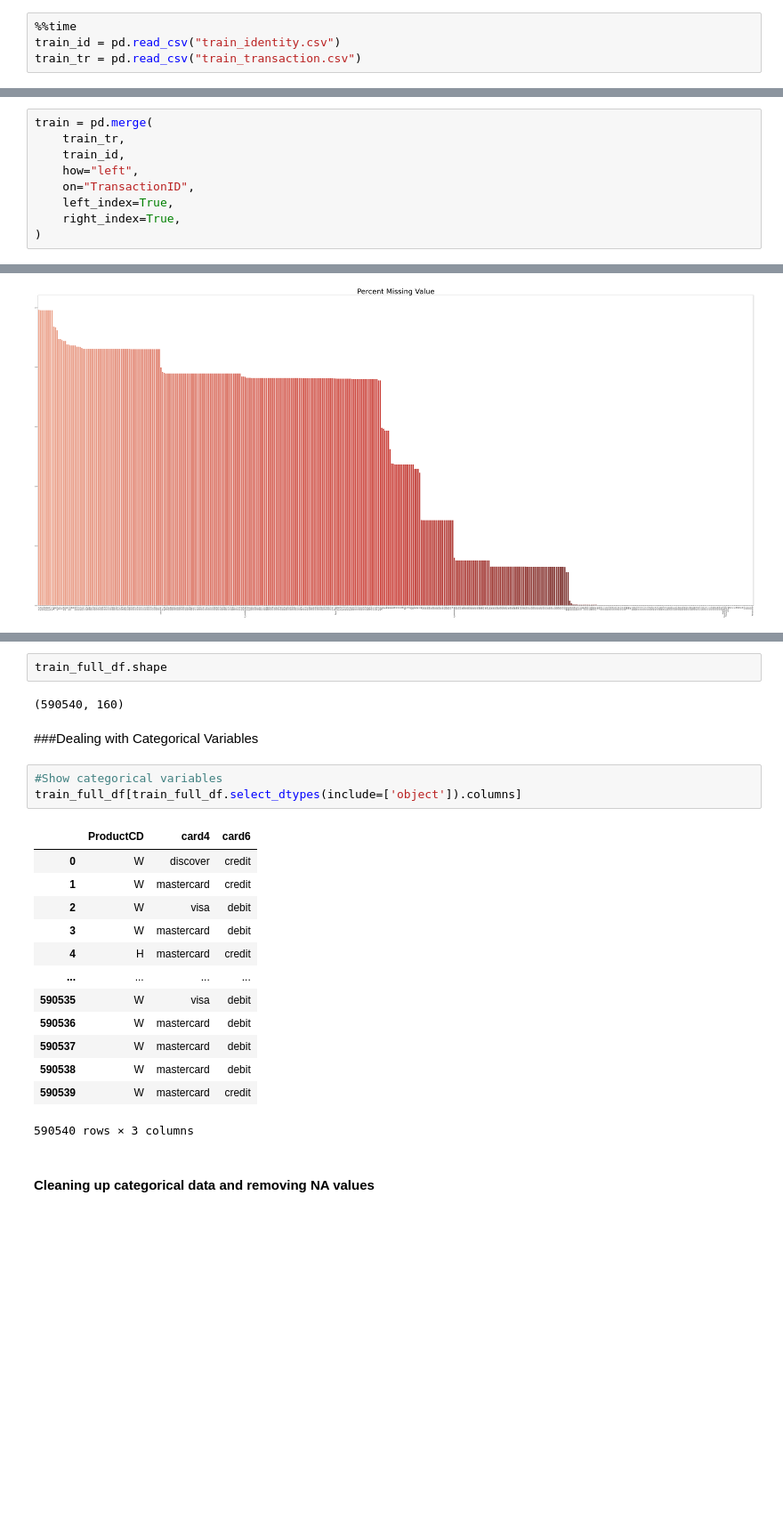
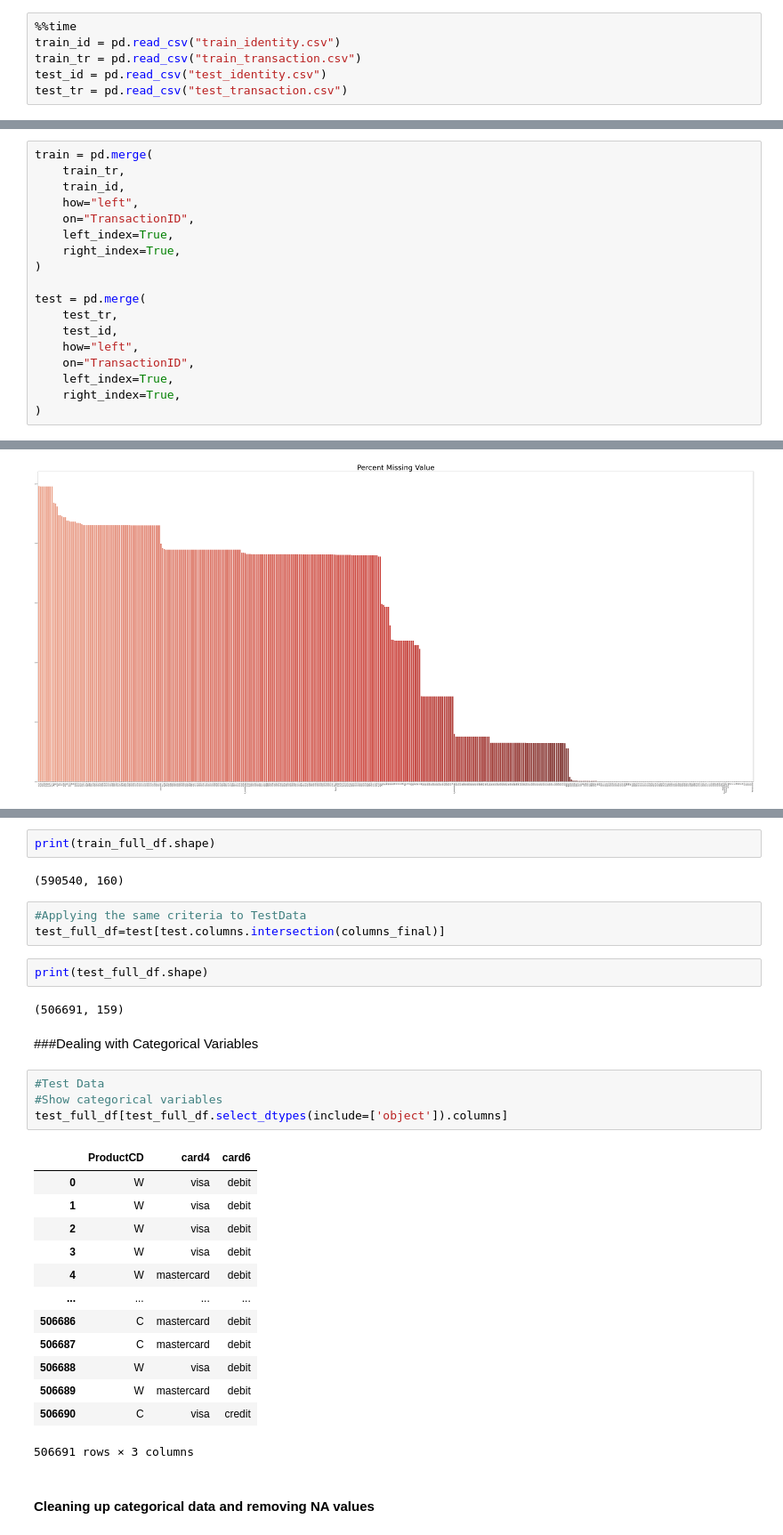
Before and after one commit to lusamdebonfils/Machine-Learning, a Jupyter notebook: 610096_final_project_CS582.ipynb, the cells around one changed output, grey strips where cells are left out. Shown at 89% size. Drawn from its saved outputs; the diff is of its cells as text; blank space fills up the shorter version.

```diff
--- a/610096_final_project_CS582.ipynb
+++ b/610096_final_project_CS582.ipynb
@@ -34,4 +36,6 @@ from sklearn.ensemble import AdaBoostClassifier
 %%time
 train_id = pd.read_csv("train_identity.csv")
 train_tr = pd.read_csv("train_transaction.csv")
+test_id = pd.read_csv("test_identity.csv")
+test_tr = pd.read_csv("test_transaction.csv")
 # %% [output]
@@ -74,3 +95,12 @@ train = pd.merge(
     left_index=True,
     right_index=True,
 )
+
+test = pd.merge(
+    test_tr,
+    test_id,
+    how="left",
+    on="TransactionID",
+    left_index=True,
+    right_index=True,
+)
@@ -151,27 +196,35 @@ columns_final=columns_def[columns_def["per"]<limit].index
 train_full_df=train[train.columns.intersection(columns_final)]
-# %%
-train_full_df.shape
-# %% [output]
-(590540, 160)
+# %%
+print(train_full_df.shape)
+# %% [output]
+(590540, 160)
+# %%
+#Applying the same criteria to TestData
+test_full_df=test[test.columns.intersection(columns_final)]
+# %%
+print(test_full_df.shape)
+# %% [output]
+(506691, 159)
 # %% [markdown]
 ###Dealing with Categorical Variables
 # %%
+#Test Data
 #Show categorical variables
-train_full_df[train_full_df.select_dtypes(include=['object']).columns]
+test_full_df[test_full_df.select_dtypes(include=['object']).columns]
 # %% [output]
 |  | ProductCD | card4 | card6 |
-| 0 | W | discover | credit |
-| 1 | W | mastercard | credit |
+| 0 | W | visa | debit |
+| 1 | W | visa | debit |
 | 2 | W | visa | debit |
-| 3 | W | mastercard | debit |
-| 4 | H | mastercard | credit |
+| 3 | W | visa | debit |
+| 4 | W | mastercard | debit |
 | ... | ... | ... | ... |
-| 590535 | W | visa | debit |
-| 590536 | W | mastercard | debit |
-| 590537 | W | mastercard | debit |
-| 590538 | W | mastercard | debit |
-| 590539 | W | mastercard | credit |
+| 506686 | C | mastercard | debit |
+| 506687 | C | mastercard | debit |
+| 506688 | W | visa | debit |
+| 506689 | W | mastercard | debit |
+| 506690 | C | visa | credit |
-590540 rows × 3 columns
+506691 rows × 3 columns
 # %% [markdown]
 #### Cleaning up categorical data and removing NA values
 # %%
```
Also changed, not shown: parts of 41 cells of this notebook.
